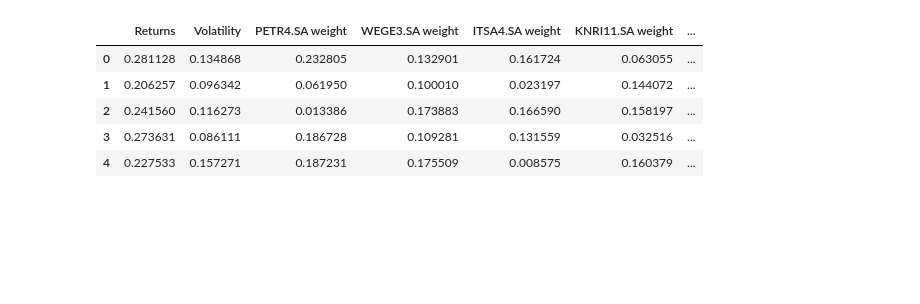
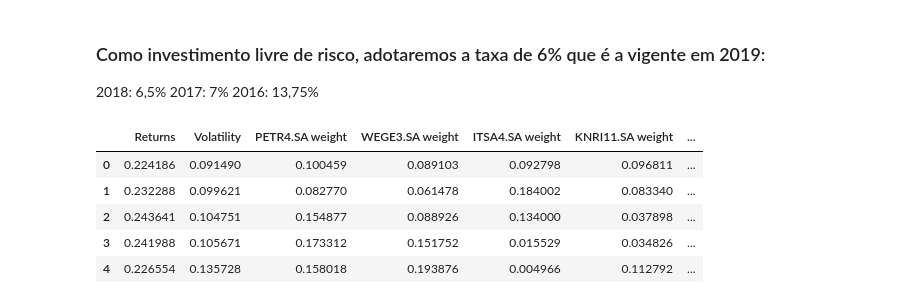
Before and after one commit to rafatravassos/Markowitz, a Jupyter notebook: Historico de Cotação.ipynb, the cells around one changed output. Saved outputs shown, nothing was run; the diff lists cells and outputs as text; code cells hidden in the pictures; blank space fills up the shorter version.

```diff
--- a/Historico de Cotação.ipynb
+++ b/Historico de Cotação.ipynb
@@ -123,0 +24,15 @@ df
+# %%
+tickers=[
+    'PETR4.SA',
+    'WEGE3.SA',
+    'ITSA4.SA',
+    'KNRI11.SA',
+    'HGRE11.SA',
+    'HGLG11.SA',
+    'SAAG11.SA',
+    #'BCFF11.SA',
+    'PSSA3.SA',
+    'ABEV3.SA'
+]
+df=getClose(tickers)
+df=df[-4:-1]
@@ -124,3 +49,11 @@ df
+# %% [markdown]
+### Como investimento livre de risco, adotaremos a taxa de 6% que é a vigente em 2019:
+2018: 6,5%
+2017: 7%
+2016: 13,75%
+# %%
+df['SELIC']=0.06
+tickers.append('SELIC')
 # %%
 
 returns_annual = df.mean()
@@ -129,17 +62,7 @@ returns_annual = df.mean()
 cov_annual = df.cov()
 # %%
 import numpy as np
-selected=[
-        'PETR4.SA',
-        'WEGE3.SA',
-        'ITSA4.SA',
-        'KNRI11.SA',
-        'HGRE11.SA',
-        'HGLG11.SA',
-        'SAAG11.SA',
-        'PSSA3.SA',
-        'ABEV3.SA'
-    ]
+selected=tickers
 port_returns = []
 port_volatility = []
 stock_weights = []
@@ -152,38 +75,38 @@ num_portfolios = 5000
 for single_portfolio in range(num_portfolios):
     weights = np.random.random(num_assets)
     weights /= np.sum(weights)
     returns = np.dot(weights, returns_annual)
     volatility = np.sqrt(np.dot(weights.T, np.dot(cov_annual, weights)))
     port_returns.append(returns)
     port_volatility.append(volatility)
     stock_weights.append(weights)
 
 # a dictionary for Returns and Risk values of each portfolio
 portfolio = {'Returns': port_returns,
              'Volatility': port_volatility}
 
 # extend original dictionary to accomodate each ticker and weight in the portfolio
 for counter,symbol in enumerate(selected):
     portfolio[symbol+' weight'] = [weight[counter] for weight in stock_weights]
 
 # make a nice dataframe of the extended dictionary
 df = pd.DataFrame(portfolio)
 
 # get better labels for desired arrangement of columns
 column_order = ['Returns', 'Volatility'] + [stock+' weight' for stock in selected]
 
 # reorder dataframe columns
 df = df[column_order]
 max_ret=df['Returns'].max()
 max_vol=df['Volatility'].min()
 df.head()
 # %% [output]
 |  | Returns | Volatility | PETR4.SA weight | WEGE3.SA weight | ITSA4.SA weight | KNRI11.SA weight | ... |
-| 0 | 0.281128 | 0.134868 | 0.232805 | 0.132901 | 0.161724 | 0.063055 | ... |
-| 1 | 0.206257 | 0.096342 | 0.061950 | 0.100010 | 0.023197 | 0.144072 | ... |
-| 2 | 0.241560 | 0.116273 | 0.013386 | 0.173883 | 0.166590 | 0.158197 | ... |
-| 3 | 0.273631 | 0.086111 | 0.186728 | 0.109281 | 0.131559 | 0.032516 | ... |
-| 4 | 0.227533 | 0.157271 | 0.187231 | 0.175509 | 0.008575 | 0.160379 | ... |
+| 0 | 0.224186 | 0.091490 | 0.100459 | 0.089103 | 0.092798 | 0.096811 | ... |
+| 1 | 0.232288 | 0.099621 | 0.082770 | 0.061478 | 0.184002 | 0.083340 | ... |
+| 2 | 0.243641 | 0.104751 | 0.154877 | 0.088926 | 0.134000 | 0.037898 | ... |
+| 3 | 0.241988 | 0.105671 | 0.173312 | 0.151752 | 0.015529 | 0.034826 | ... |
+| 4 | 0.226554 | 0.135728 | 0.158018 | 0.193876 | 0.004966 | 0.112792 | ... |
 # %%
 %matplotlib inline
 import matplotlib.pyplot as plt
```
Also changed, not shown: parts of 7 cells of this notebook.
